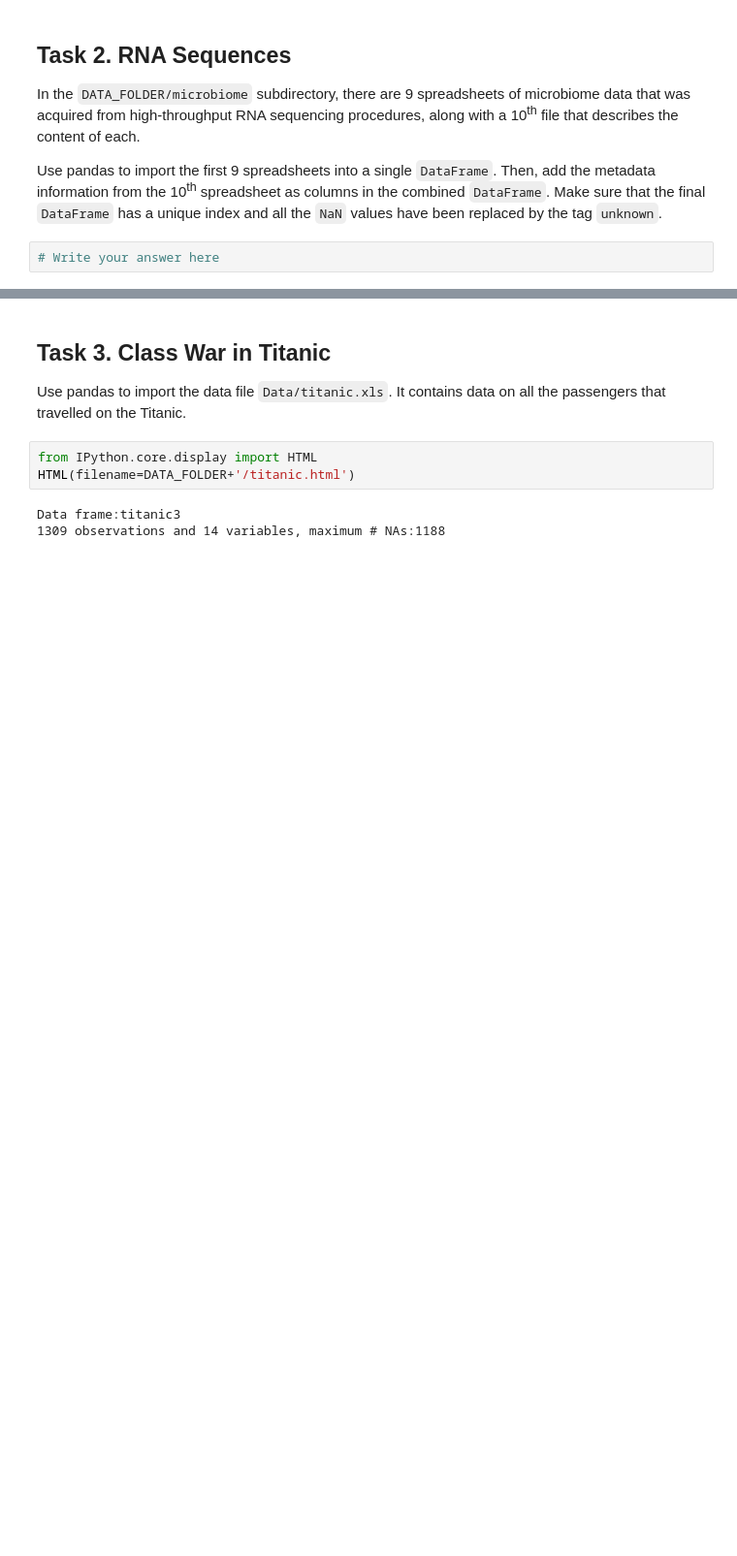
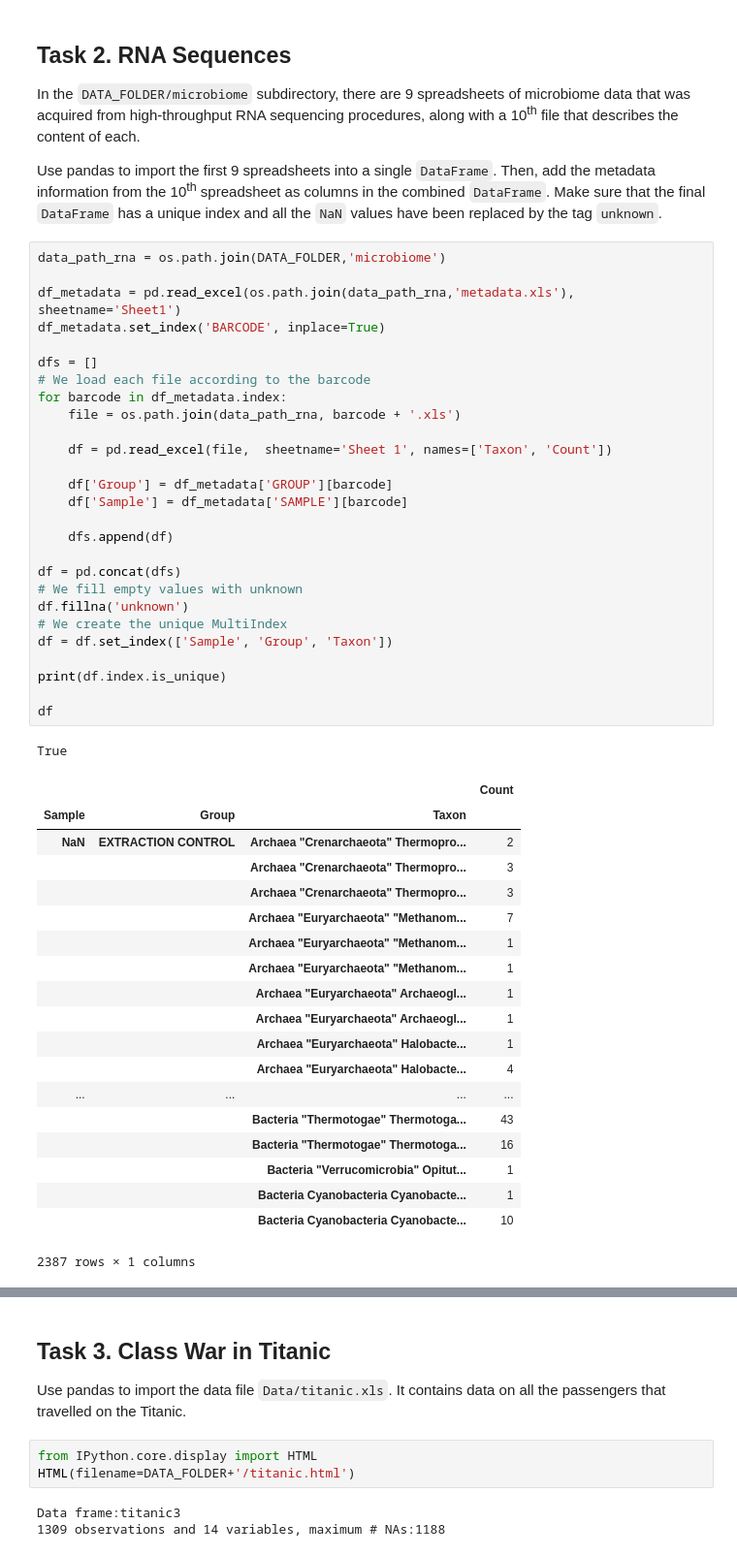
Before and after one commit to raphaelBarman/ADA-dh, a Jupyter notebook: 01 - Pandas and Data Wrangling/Homework 1.ipynb, the cells around one changed output, grey strips where cells are left out. Shown at 97% size. Drawn from its saved outputs; the diff is of its cells as text; blank space fills up the shorter version.

```diff
--- a/01 - Pandas and Data Wrangling/Homework 1.ipynb
+++ b/01 - Pandas and Data Wrangling/Homework 1.ipynb
@@ -93,5 +92,51 @@ In the `DATA_FOLDER/microbiome` subdirectory, there are 9 spreadsheets of microb
 Use pandas to import the first 9 spreadsheets into a single `DataFrame`.
 Then, add the metadata information from the 10<sup>th</sup> spreadsheet as columns in the combined `DataFrame`.
 Make sure that the final `DataFrame` has a unique index and all the `NaN` values have been replaced by the tag `unknown`.
-# %%
-# Write your answer here
+# %%
+data_path_rna = os.path.join(DATA_FOLDER,'microbiome')
+
+df_metadata = pd.read_excel(os.path.join(data_path_rna,'metadata.xls'),  sheetname='Sheet1')
+df_metadata.set_index('BARCODE', inplace=True)
+
+dfs = []
+# We load each file according to the barcode
+for barcode in df_metadata.index:
+    file = os.path.join(data_path_rna, barcode + '.xls')
+
+    df = pd.read_excel(file,  sheetname='Sheet 1', names=['Taxon', 'Count'])
+
+    df['Group'] = df_metadata['GROUP'][barcode]
+    df['Sample'] = df_metadata['SAMPLE'][barcode]
+
+    dfs.append(df)
+
+df = pd.concat(dfs)
+# We fill empty values with unknown
+df.fillna('unknown')
+# We create the unique MultiIndex
+df = df.set_index(['Sample', 'Group', 'Taxon'])
+
+print(df.index.is_unique)
+
+df
+# %% [output]
+True
+|  |  |  | Count |
+| Sample | Group | Taxon |  |
+| NaN | EXTRACTION CONTROL | Archaea "Crenarchaeota" Thermopro... | 2 |
+|  |  | Archaea "Crenarchaeota" Thermopro... | 3 |
+|  |  | Archaea "Crenarchaeota" Thermopro... | 3 |
+|  |  | Archaea "Euryarchaeota" "Methanom... | 7 |
+|  |  | Archaea "Euryarchaeota" "Methanom... | 1 |
+|  |  | Archaea "Euryarchaeota" "Methanom... | 1 |
+|  |  | Archaea "Euryarchaeota" Archaeogl... | 1 |
+|  |  | Archaea "Euryarchaeota" Archaeogl... | 1 |
+|  |  | Archaea "Euryarchaeota" Halobacte... | 1 |
+|  |  | Archaea "Euryarchaeota" Halobacte... | 4 |
+| ... | ... | ... | ... |
+|  |  | Bacteria "Thermotogae" Thermotoga... | 43 |
+|  |  | Bacteria "Thermotogae" Thermotoga... | 16 |
+|  |  | Bacteria "Verrucomicrobia" Opitut... | 1 |
+|  |  | Bacteria Cyanobacteria Cyanobacte... | 1 |
+|  |  | Bacteria Cyanobacteria Cyanobacte... | 10 |
+2387 rows × 1 columns
```
Also changed, not shown: parts of 3 cells of this notebook.
